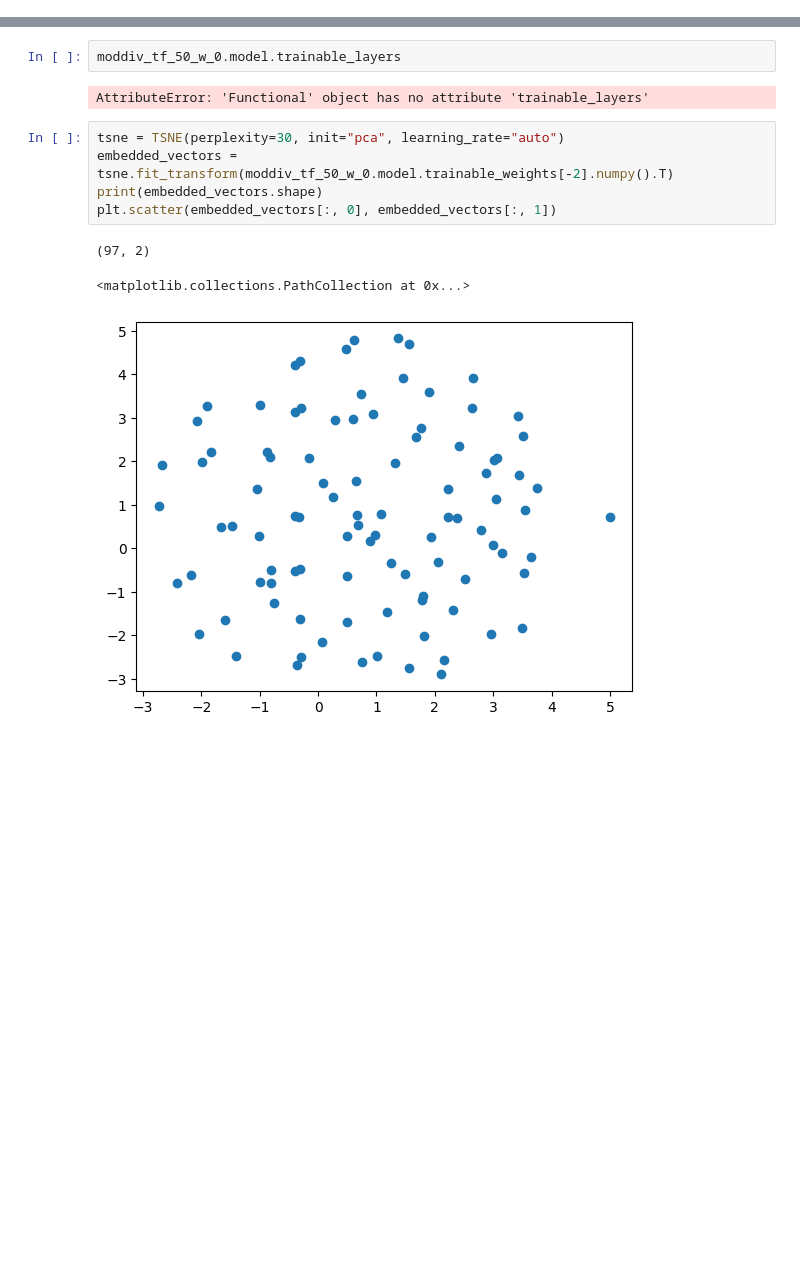
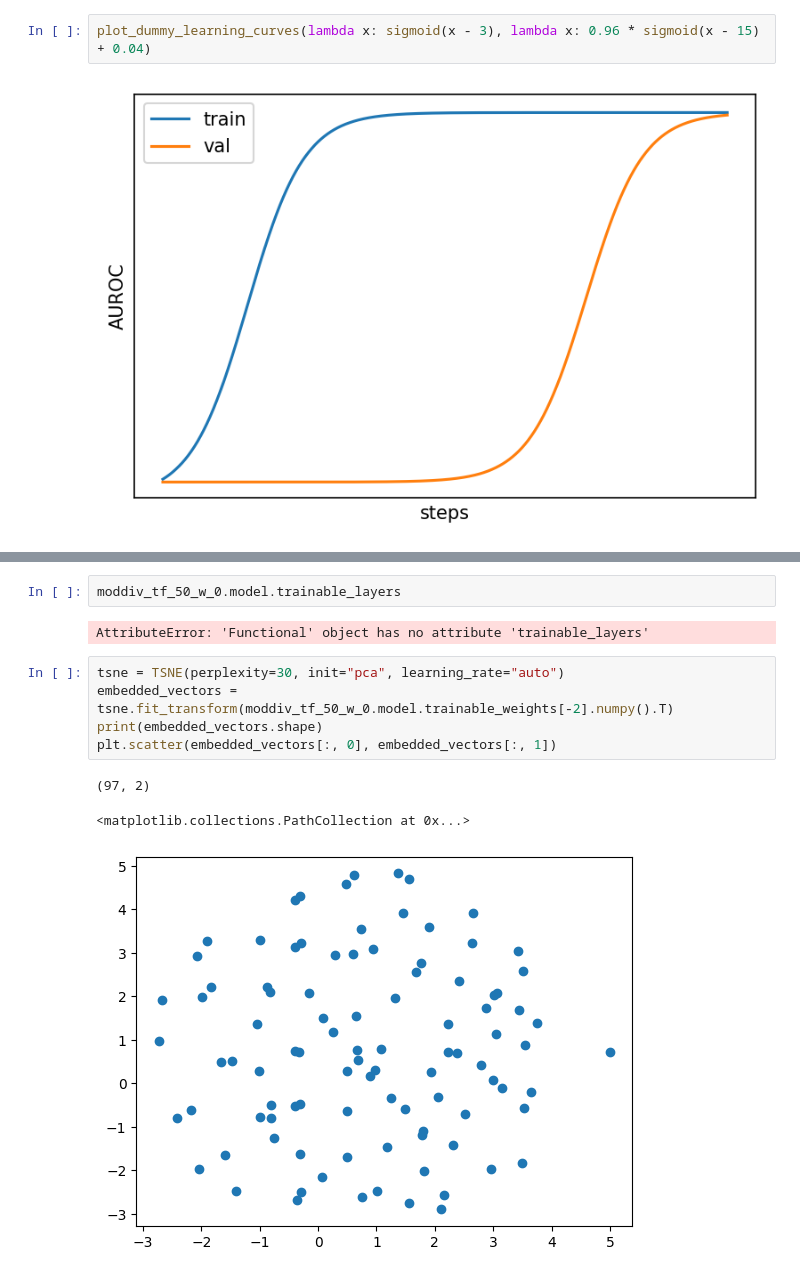
Before and after one commit to Sen-R/grokking-experiments, a Jupyter notebook: Analysis.ipynb, the cells around one changed output, grey strips where cells are left out. Cells and saved outputs as stored; diff of their text form; blank space fills up the shorter version.

```diff
--- a/Analysis.ipynb
+++ b/Analysis.ipynb
@@ -78,0 +45,4 @@ class Run:
+# %%
+plot_dummy_learning_curves(lambda x: sigmoid(x - 3), lambda x: 0.96 * sigmoid(x - 15) + 0.04)
+# %% [output]
+[figure, added]
```
Also changed, not shown: parts of 31 cells of this notebook.
